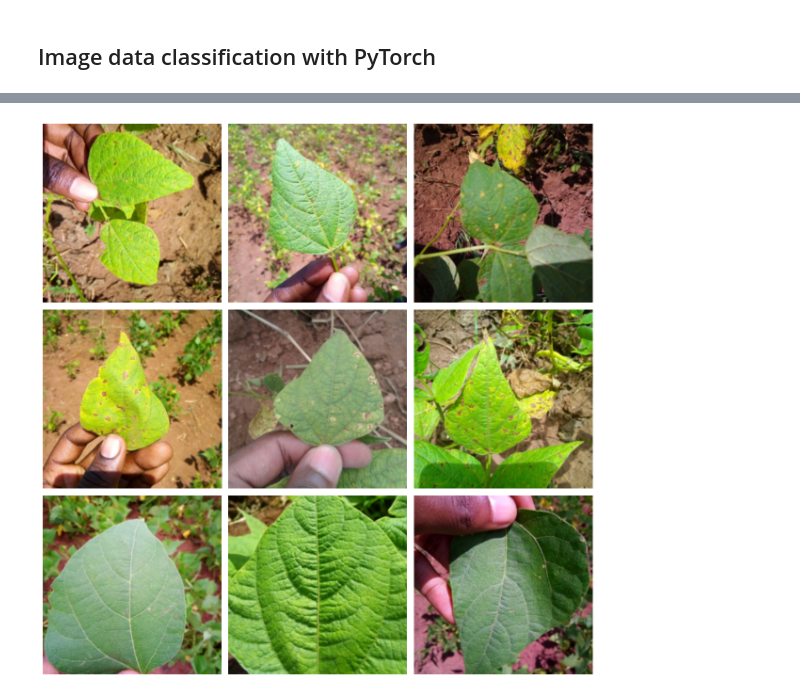
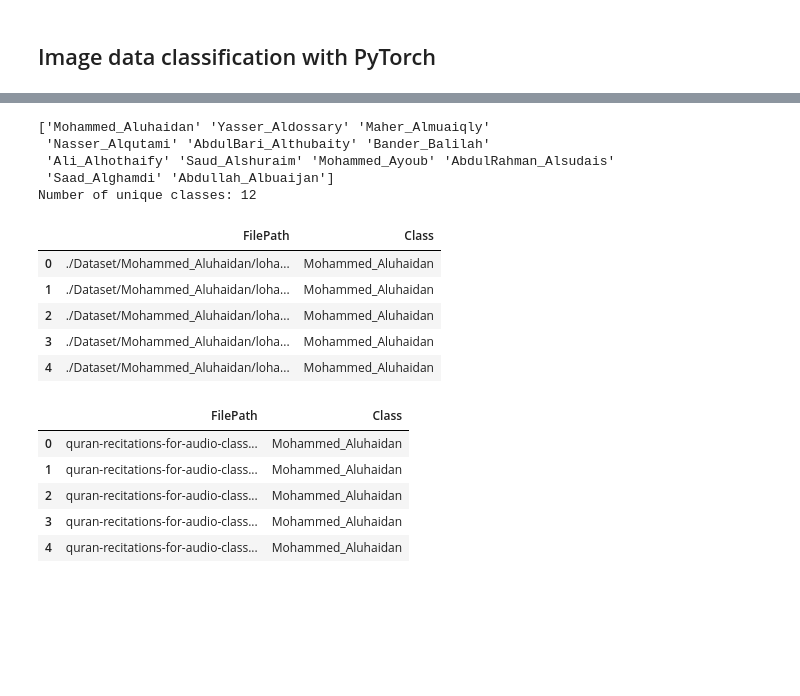
Before and after one commit to LovepreetSinghGhuman/PyTorch_Training, a Jupyter notebook: AudioClasification.ipynb, the cells around one changed output, grey strips where cells are left out. Cells and saved outputs as stored; diff of their text form; code cells hidden in the pictures; blank space fills up the shorter version.

```diff
--- a/AudioClasification.ipynb
+++ b/AudioClasification.ipynb
@@ -119,18 +59,0 @@ val_dataset = CustomImageDataset(val_df, transform)
-# %%
-import numpy as np
-
-n_rows = 3
-n_cols = 3
-
-fig, axes = plt.subplots(n_rows, n_cols, figsize=(12, 12))
-
-for row in range(n_rows):
-    for col in range(n_cols):
-        image = train_dataset[np.random.randint(0, train_dataset.__len__())][0].cpu()
-        axes[row, col].imshow((image*255).squeeze().permute(1,2,0))  # Convert from (C, H, W) to (H, W, C) for displaying
-        axes[row, col].axis('off') # Hide axes for better visualization
-
-plt.tight_layout()
-plt.show()
-# %% [output]
-[figure, removed]
@@ -140,0 +60,30 @@ EPOCHS = 15
+# %%
+data_df = pd.read_csv("quran-recitations-for-audio-classification/files_paths.csv")
+
+print(data_df["Class"].unique())
+
+print(f"Number of unique classes: {data_df['Class'].nunique()}")
+
+data_df.head()
+# %% [output]
+['Mohammed_Aluhaidan' 'Yasser_Aldossary' 'Maher_Almuaiqly'
+ 'Nasser_Alqutami' 'AbdulBari_Althubaity' 'Bander_Balilah'
+ 'Ali_Alhothaify' 'Saud_Alshuraim' 'Mohammed_Ayoub' 'AbdulRahman_Alsudais'
+ 'Saad_Alghamdi' 'Abdullah_Albuaijan']
+Number of unique classes: 12
+|  | FilePath | Class |
+| 0 | ./Dataset/Mohammed_Aluhaidan/loha... | Mohammed_Aluhaidan |
+| 1 | ./Dataset/Mohammed_Aluhaidan/loha... | Mohammed_Aluhaidan |
+| 2 | ./Dataset/Mohammed_Aluhaidan/loha... | Mohammed_Aluhaidan |
+| 3 | ./Dataset/Mohammed_Aluhaidan/loha... | Mohammed_Aluhaidan |
+| 4 | ./Dataset/Mohammed_Aluhaidan/loha... | Mohammed_Aluhaidan |
+# %%
+data_df["FilePath"] = 'quran-recitations-for-audio-classification/Dataset/' + data_df["FilePath"].str[1:]
+data_df.head()
+# %% [output]
+|  | FilePath | Class |
+| 0 | quran-recitations-for-audio-class... | Mohammed_Aluhaidan |
+| 1 | quran-recitations-for-audio-class... | Mohammed_Aluhaidan |
+| 2 | quran-recitations-for-audio-class... | Mohammed_Aluhaidan |
+| 3 | quran-recitations-for-audio-class... | Mohammed_Aluhaidan |
+| 4 | quran-recitations-for-audio-class... | Mohammed_Aluhaidan |
```
Also changed, not shown: parts of 25 cells of this notebook.
